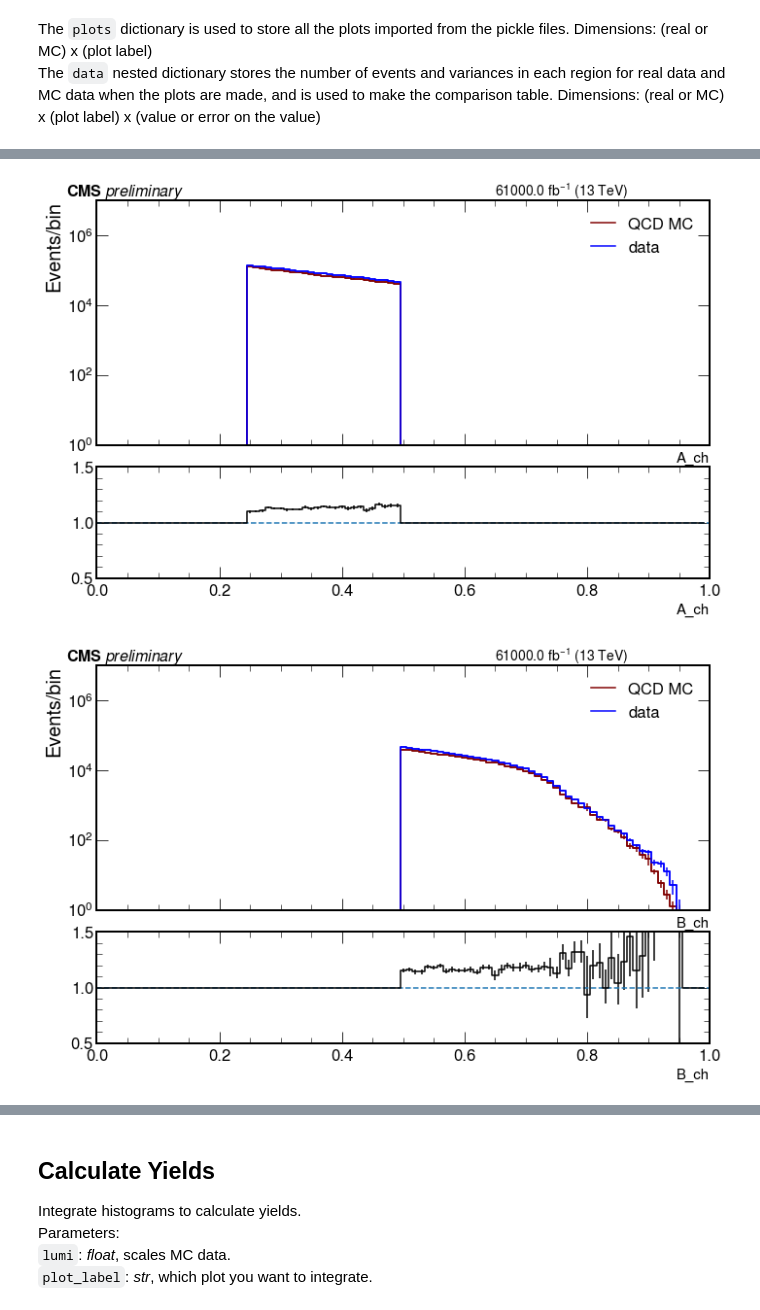
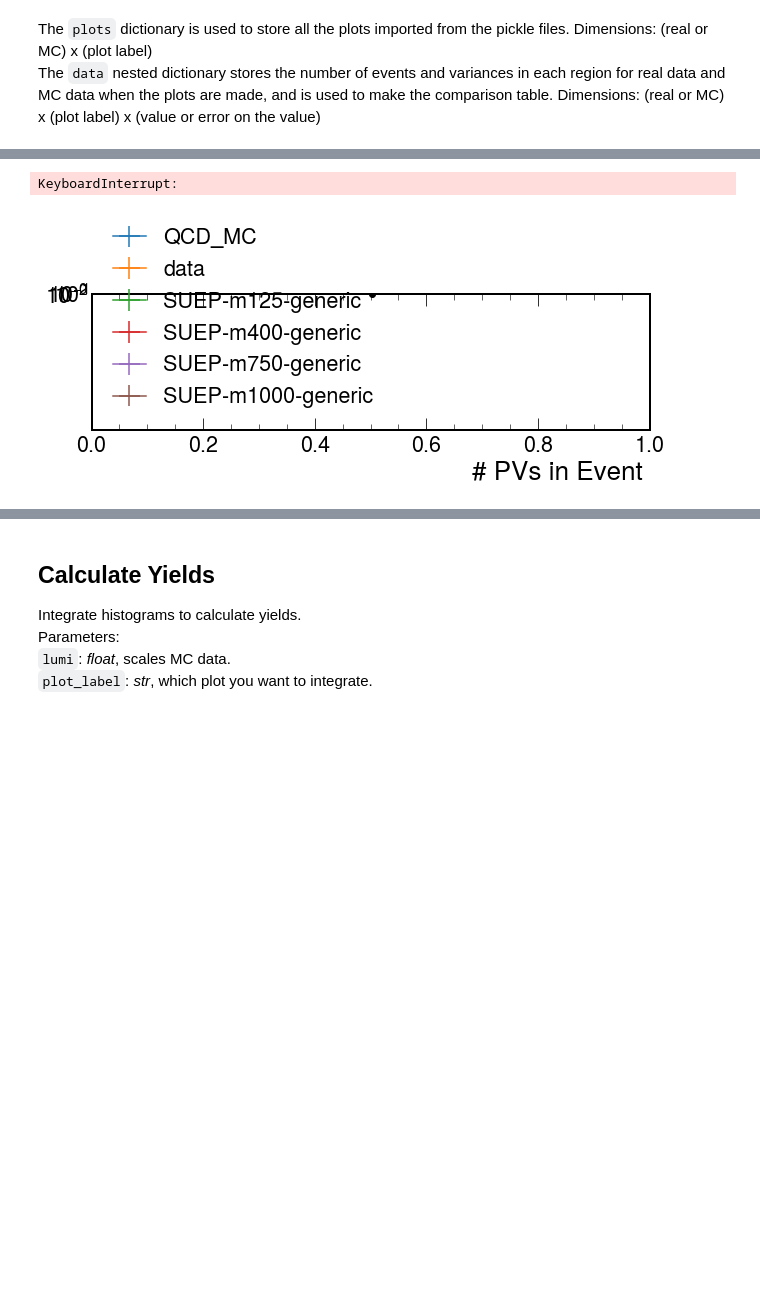
Before and after one commit to SUEPPhysics/SUEPCoffea_dask, a Jupyter notebook: plotting/plot.ipynb, the cells around one changed output, grey strips where cells are left out. Drawn from its saved outputs; the diff is of its cells as text; code cells hidden in the pictures; blank space fills up the shorter version.

```diff
--- a/plotting/plot.ipynb
+++ b/plotting/plot.ipynb
@@ -291,0 +374,15 @@ print(keys)
+# %%
+plot_label = '2D_SUEP_spher_ntracks_ch'
+samples = ['QCD_MC', 'data',
+            'SUEP-m125-generic', 'SUEP-m400-generic', 'SUEP-m750-generic', 'SUEP-m1000-generic']
+for sample in samples:
+
+    if plots[sample][plot_label].sum().value == 0:
+        print("Histogram empty for sample", sample)
+        continue
+
+    hep.hist2dplot(plots[sample][plot_label],
+               norm=matplotlib.colors.LogNorm(),
+               label=sample)
+    plt.savefig(output_label + plot_label+ "_"+sample+file_ext)
+    plt.show()
@@ -352,22 +430,53 @@ dict_keys(['SUEP_nconst_ch', 'SUEP_ntracks_ch', 'SUEP_pt_ch', 'SUEP_pt_avg_ch',
 # %%
-### Make ABCD plots and table based on selection (e.g. 'ch', 'mult')
-selection = 'ch'
-save = True
-lumi = 61000
-plot_labels = ['A','B','C']
-# plot_labels = ['ht']
+plot_labels = [k for k in list(plots['QCD_MC'].keys())]
+if not os.path.isdir(output_label+'allplots/'): os.system("mkdir " + str(output_label+'allplots/'))
 
 for plot_label in plot_labels:
-    plot_label += "_" + selection
 
-    hQCD_MC = plots['QCD_MC'][plot_label]
-    hdata = plots['data'][plot_label]
+    print(plot_label, end=", ")
 
-    plot_ratio(hQCD_MC, hdata, plot_label,
-               'QCD MC', 'data',
-               lumi, 1,
-               xlim = [0,1],
-               log=True)
+    # 2D plots
+    if '2D' in plot_label:
 
-    if save: plt.savefig(output_label + "_" + plot_label+ "_closure_"+selection+file_ext)
+        for sample in ['QCD_MC', 'data',
+                   'SUEP-m125-generic', 'SUEP-m400-generic', 'SUEP-m750-generic', 'SUEP-m1000-generic']:
+
+            if plots[sample][plot_label].sum().value == 0:
+                print("Histogram empty for sample", sample, end=", ")
+                continue
+
+            hep.hist2dplot(plots[sample][plot_label],
+                       norm=matplotlib.colors.LogNorm(),
+                       label=sample)
+            plt.savefig(output_label + 'allplots/' + plot_label+ "_"+sample+file_ext)
+            plt.clf()
+
+
+    # 1D variables
+    elif '2D' not in plot_label:
+
+        # ratio plot
+        if "D_obs" not in plot_label:
+            try:
+                hQCD_MC = plots['QCD_MC'][plot_label]
+                hdata = plots['data'][plot_label]
+                _ = hdata.plot_ratio(hQCD_MC,
+                                 rp_num_label='Data',
+                                 rp_denom_label='QCD')
+                plt.ylim(-1.0,1.0)
+                plt.savefig(output_label + 'allplots/' + plot_label+ "_closure"+file_ext)
+                plt.clf()
+            except:
+                print("One of the histograms is empty", end=", ")
+
+        # plot everything
+        for sample in ['QCD_MC', 'data',
+                       'SUEP-m125-generic', 'SUEP-m400-generic', 'SUEP-m750-generic', 'SUEP-m1000-generic']:
+            hep.histplot(plots[sample][plot_label], yerr=True, label=sample)
+        plt.legend()
+        plt.yscale("log")
+        plt.savefig(output_label + 'allplots/' + plot_label+ "_all"+file_ext)
+        plt.clf()
+    print()
+print("All done")
 # %% [output]
@@ -374,2 +500,2 @@ for plot_label in plot_labels:
+KeyboardInterrupt:
-[figure, old version]
+[figure, new version]
-[figure, removed]
```
Also changed, not shown: parts of 28 cells of this notebook.
